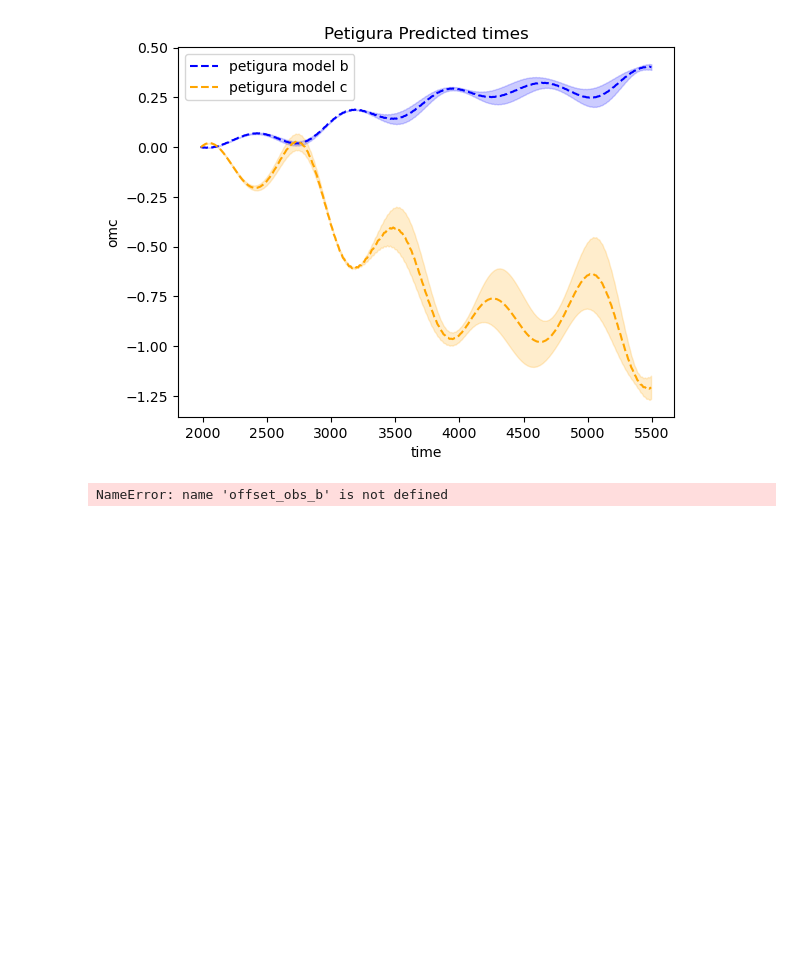
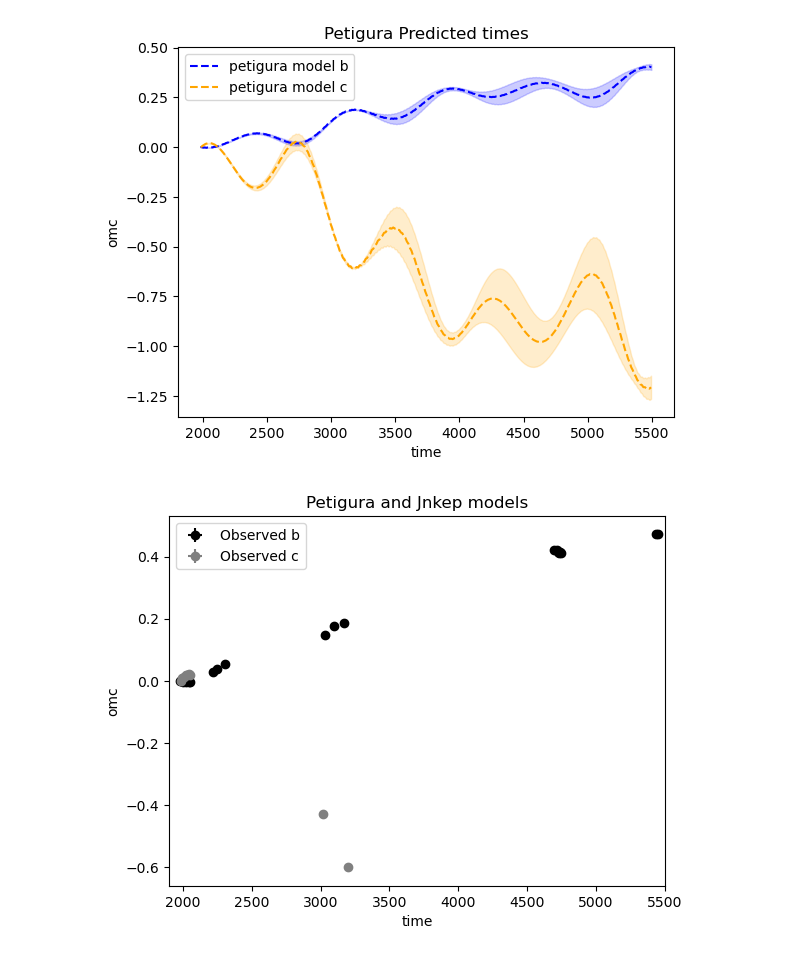
Before and after one commit to pentrican10/k2-19-project, a Jupyter notebook: 6_compare_models.ipynb, the cells around one changed output. Cells and saved outputs as stored; diff of their text form; code cells hidden in the pictures; blank space fills up the shorter version.

```diff
--- a/6_compare_models.ipynb
+++ b/6_compare_models.ipynb
@@ -193,25 +203,26 @@ plt.show()
 # %%
 ### adding observed data
 ### same ephem as the model and predictions
 index_obs_b = np.array(index_obs_b)
 index_obs_c = np.array(index_obs_c)
 omc_obs_b = t_obs_b - ephem(best_fit_period_b, best_fit_tc_b, index_obs_b)
 omc_obs_c = t_obs_c - ephem(best_fit_period_c, best_fit_tc_c, index_obs_c)
-
+offset_obs_b = omc_obs_b[0]
+offset_obs_c = omc_obs_c[0]
 
 plt.errorbar(t_obs_b, omc_obs_b - offset_obs_b, xerr=t_obs_err_b, yerr=t_obs_err_b, marker='o', linestyle='none', label='Observed b', c='black')
 plt.errorbar(t_obs_c, omc_obs_c - offset_obs_c, xerr=t_obs_err_c, yerr=t_obs_err_c, marker='o', linestyle='none', label='Observed c', c='grey')
 
 plt.title('Petigura and Jnkep models')
 plt.xlabel('time')
 plt.ylabel('omc')
 # plt.xlim(2027.88,2027.92)
 plt.xlim(1900,5500)
 
 plt.legend()
 plt.show()
 # %% [output]
-NameError: name 'offset_obs_b' is not defined
+[figure, added]
 # %%
 ### adding observed data
 ### same ephem as the model and predictions
```
Also changed, not shown: parts of 12 cells of this notebook, 53 other files.
